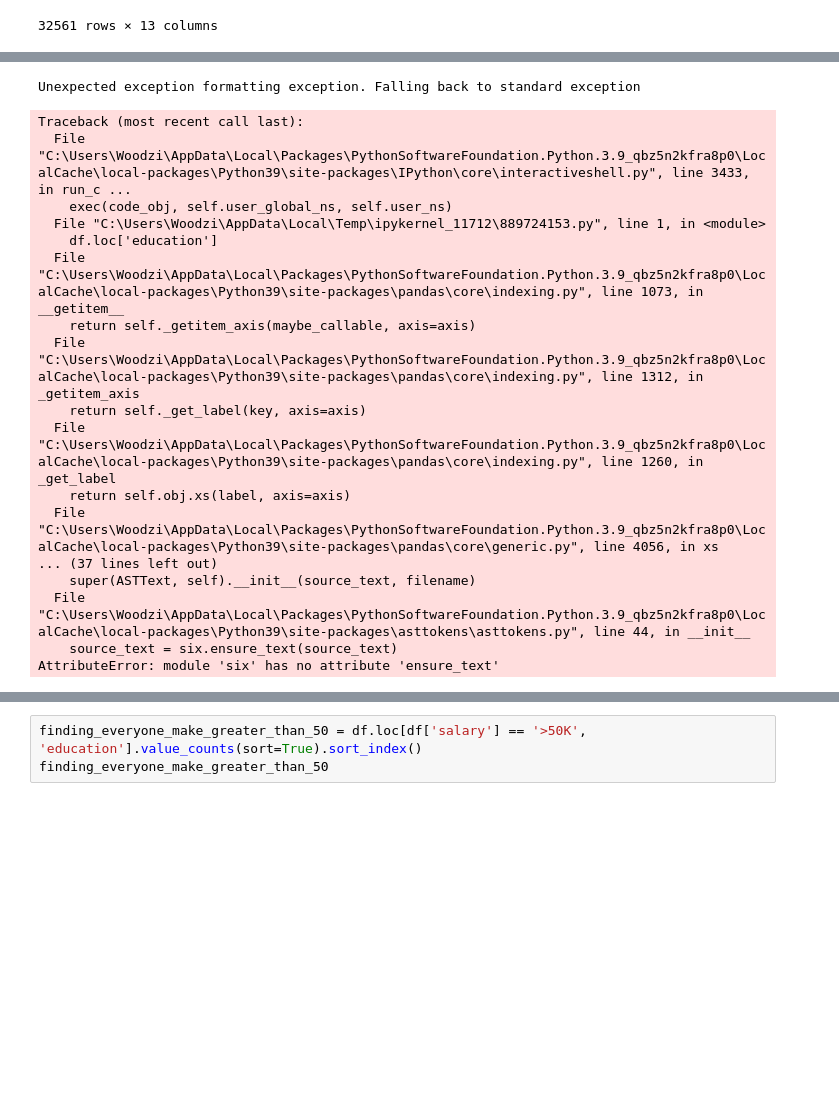
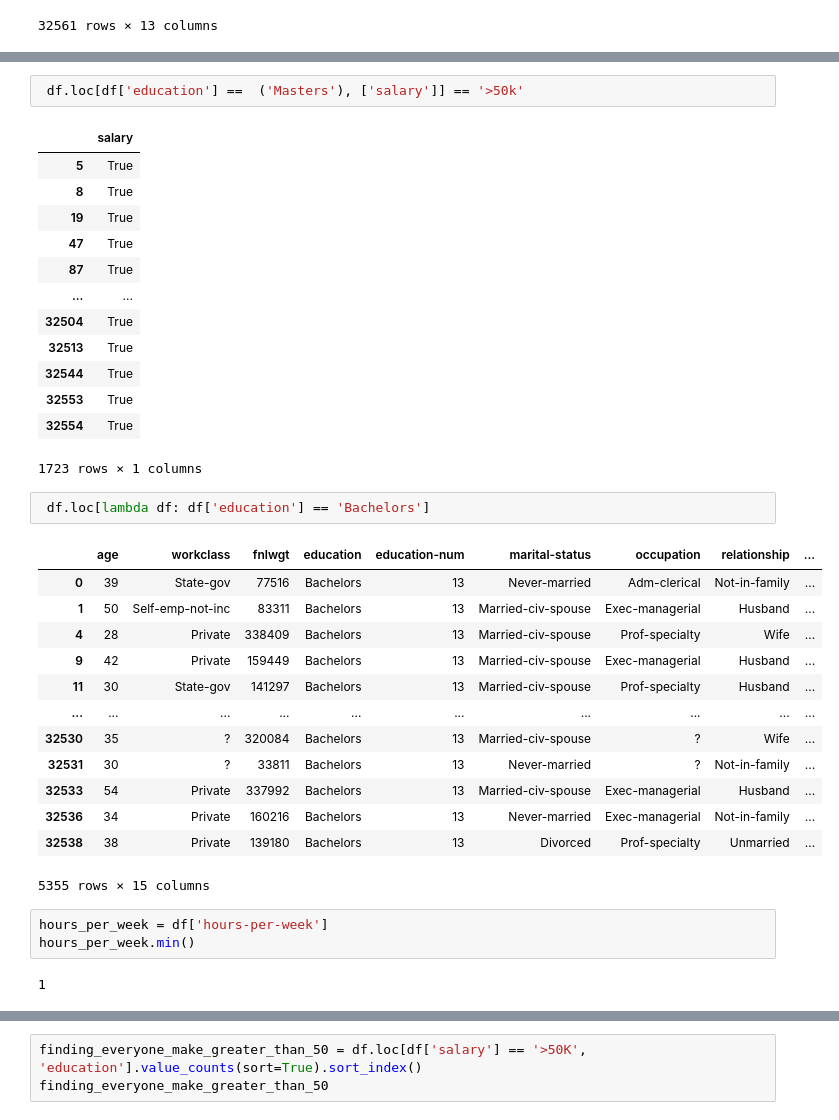
Before and after one commit to mrwoodzi/Data_Science_Certs_Progress, a Jupyter notebook: python_for_everybody/Data_Analysis_with_Python_Cert/Jupyter_Lab_Notes/demographic_data_analyzer.ipynb, the cells around one changed output, grey strips where cells are left out. Cells and saved outputs as stored; diff of their text form; blank space fills up the shorter version.

```diff
--- a/python_for_everybody/Data_Analysis_with_Python_Cert/Jupyter_Lab_Notes/demographic_data_analyzer.ipynb
+++ b/python_for_everybody/Data_Analysis_with_Python_Cert/Jupyter_Lab_Notes/demographic_data_analyzer.ipynb
@@ -178,20 +184,37 @@ df.loc[df['education'] == 'Bachelors', ['salary']]
 # %%
+ df.loc[df['education'] ==  ('Masters'), ['salary']] == '>50k'
 # %% [output]
+|  | salary |
+| 5 | True |
+| 8 | True |
+| 19 | True |
+| 47 | True |
+| 87 | True |
+| ... | ... |
+| 32504 | True |
+| 32513 | True |
+| 32544 | True |
+| 32553 | True |
+| 32554 | True |
-Unexpected exception formatting exception. Falling back to standard exception
+1723 rows × 1 columns
-Traceback (most recent call last):
-  File "C:\Users\Woodzi\AppData\Local\Packages\PythonSoftwareFoundation.Python.3.9_qbz5n2kfra8p0\LocalCache\local-packages\Python39\site-packages\IPython\core\interactiveshell.py", line 3433, in run_c ...
-    exec(code_obj, self.user_global_ns, self.user_ns)
-  File "C:\Users\Woodzi\AppData\Local\Temp\ipykernel_11712\889724153.py", line 1, in <module>
-    df.loc['education']
-  File "C:\Users\Woodzi\AppData\Local\Packages\PythonSoftwareFoundation.Python.3.9_qbz5n2kfra8p0\LocalCache\local-packages\Python39\site-packages\pandas\core\indexing.py", line 1073, in __getitem__
-    return self._getitem_axis(maybe_callable, axis=axis)
-  File "C:\Users\Woodzi\AppData\Local\Packages\PythonSoftwareFoundation.Python.3.9_qbz5n2kfra8p0\LocalCache\local-packages\Python39\site-packages\pandas\core\indexing.py", line 1312, in _getitem_axis
-    return self._get_label(key, axis=axis)
-  File "C:\Users\Woodzi\AppData\Local\Packages\PythonSoftwareFoundation.Python.3.9_qbz5n2kfra8p0\LocalCache\local-packages\Python39\site-packages\pandas\core\indexing.py", line 1260, in _get_label
-    return self.obj.xs(label, axis=axis)
-  File "C:\Users\Woodzi\AppData\Local\Packages\PythonSoftwareFoundation.Python.3.9_qbz5n2kfra8p0\LocalCache\local-packages\Python39\site-packages\pandas\core\generic.py", line 4056, in xs
-... (37 lines left out)
-    super(ASTText, self).__init__(source_text, filename)
-  File "C:\Users\Woodzi\AppData\Local\Packages\PythonSoftwareFoundation.Python.3.9_qbz5n2kfra8p0\LocalCache\local-packages\Python39\site-packages\asttokens\asttokens.py", line 44, in __init__
-    source_text = six.ensure_text(source_text)
-AttributeError: module 'six' has no attribute 'ensure_text'
+# %%
+ df.loc[lambda df: df['education'] == 'Bachelors']
+# %% [output]
+|  | age | workclass | fnlwgt | education | education-num | marital-status | occupation | relationship | ... |
+| 0 | 39 | State-gov | 77516 | Bachelors | 13 | Never-married | Adm-clerical | Not-in-family | ... |
+| 1 | 50 | Self-emp-not-inc | 83311 | Bachelors | 13 | Married-civ-spouse | Exec-managerial | Husband | ... |
+| 4 | 28 | Private | 338409 | Bachelors | 13 | Married-civ-spouse | Prof-specialty | Wife | ... |
+| 9 | 42 | Private | 159449 | Bachelors | 13 | Married-civ-spouse | Exec-managerial | Husband | ... |
+| 11 | 30 | State-gov | 141297 | Bachelors | 13 | Married-civ-spouse | Prof-specialty | Husband | ... |
+| ... | ... | ... | ... | ... | ... | ... | ... | ... | ... |
+| 32530 | 35 | ? | 320084 | Bachelors | 13 | Married-civ-spouse | ? | Wife | ... |
+| 32531 | 30 | ? | 33811 | Bachelors | 13 | Never-married | ? | Not-in-family | ... |
+| 32533 | 54 | Private | 337992 | Bachelors | 13 | Married-civ-spouse | Exec-managerial | Husband | ... |
+| 32536 | 34 | Private | 160216 | Bachelors | 13 | Never-married | Exec-managerial | Not-in-family | ... |
+| 32538 | 38 | Private | 139180 | Bachelors | 13 | Divorced | Prof-specialty | Unmarried | ... |
+5355 rows × 15 columns
+# %%
+hours_per_week = df['hours-per-week']
+hours_per_week.min()
+# %% [output]
+1
```
Also changed, not shown: parts of 6 cells of this notebook, 1 other file.
